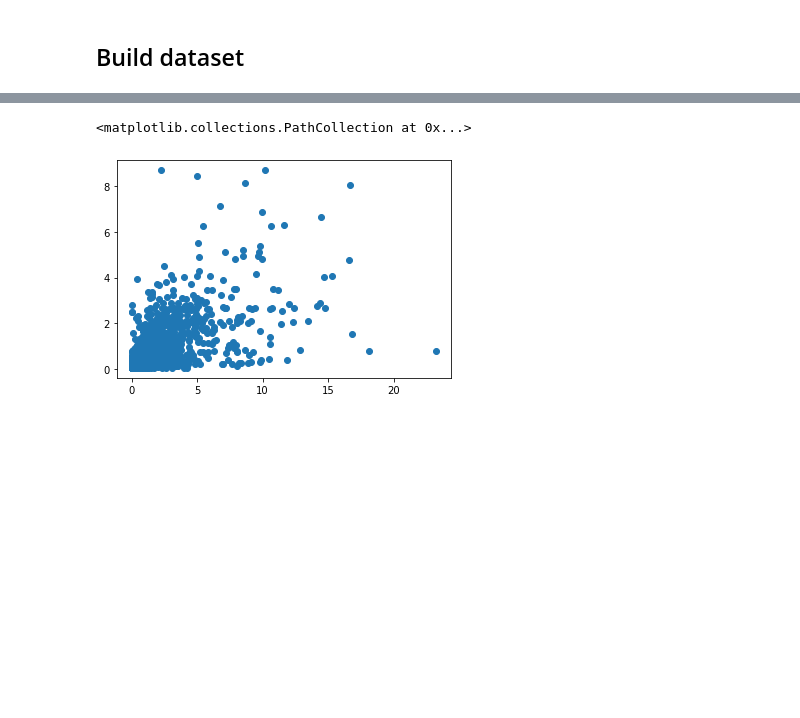
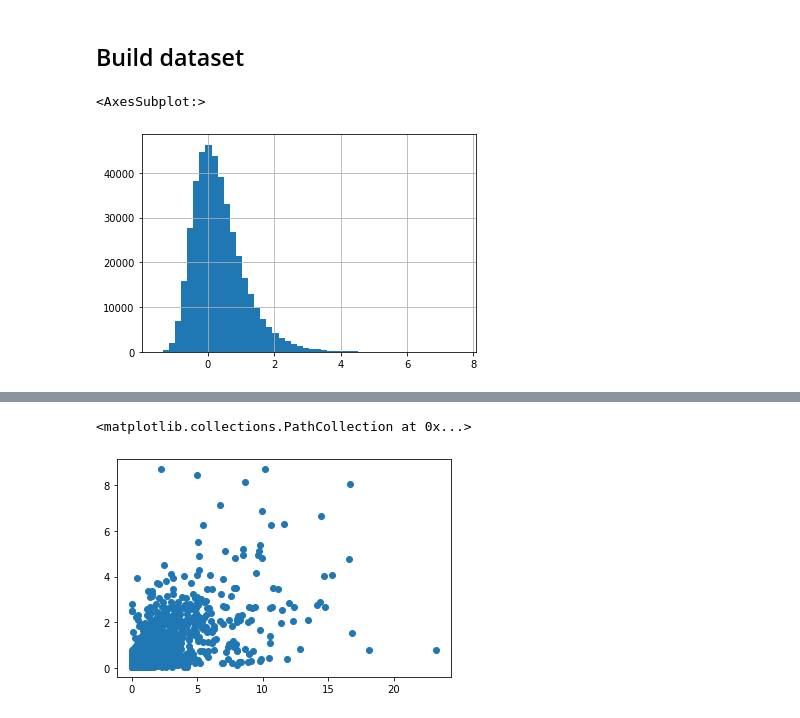
Before and after one commit to SjoerdGn/str-flow-pred-and-control, a Jupyter notebook: data_exploration/first_predictions_stony_creek.ipynb, the cells around one changed output, grey strips where cells are left out. Drawn from its saved outputs; the diff is of its cells as text; code cells hidden in the pictures; blank space fills up the shorter version.

```diff
--- a/data_exploration/first_predictions_stony_creek.ipynb
+++ b/data_exploration/first_predictions_stony_creek.ipynb
@@ -56,3 +59,8 @@ X_train = data_train.drop(columns="target")
 y_train = data_train['target']
 X_valid = data_valid.drop(columns="target")
 y_valid = data_valid["target"]
+# %%
+pd.Series(np.random.gumbel(loc=0.0, scale=.6, size=len(data))).hist(bins=50)
+# %% [output]
+<AxesSubplot:>
+[figure, added]
```
Also changed, not shown: parts of 7 cells of this notebook.
